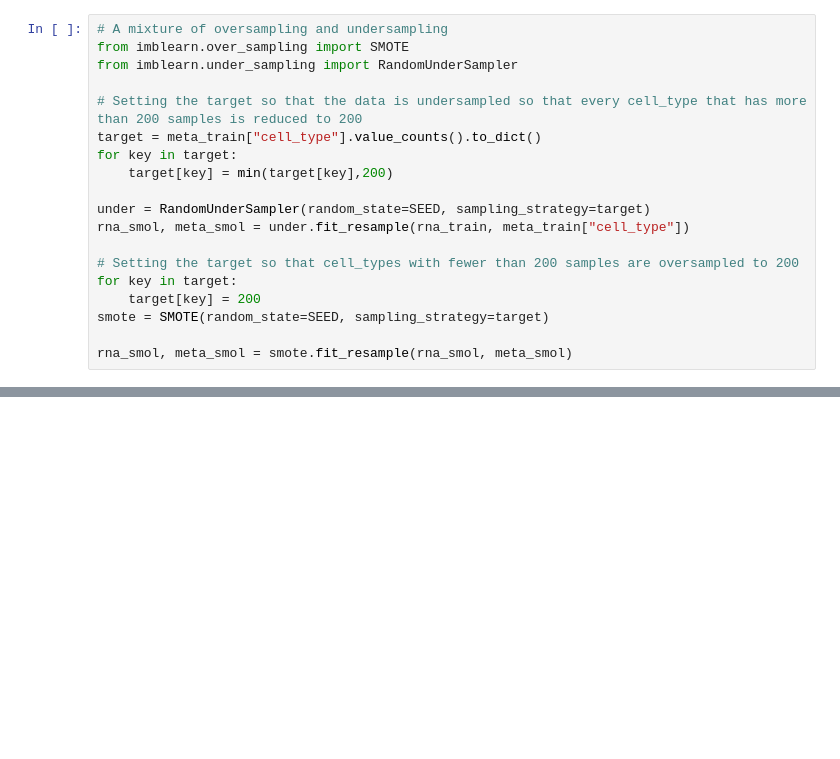
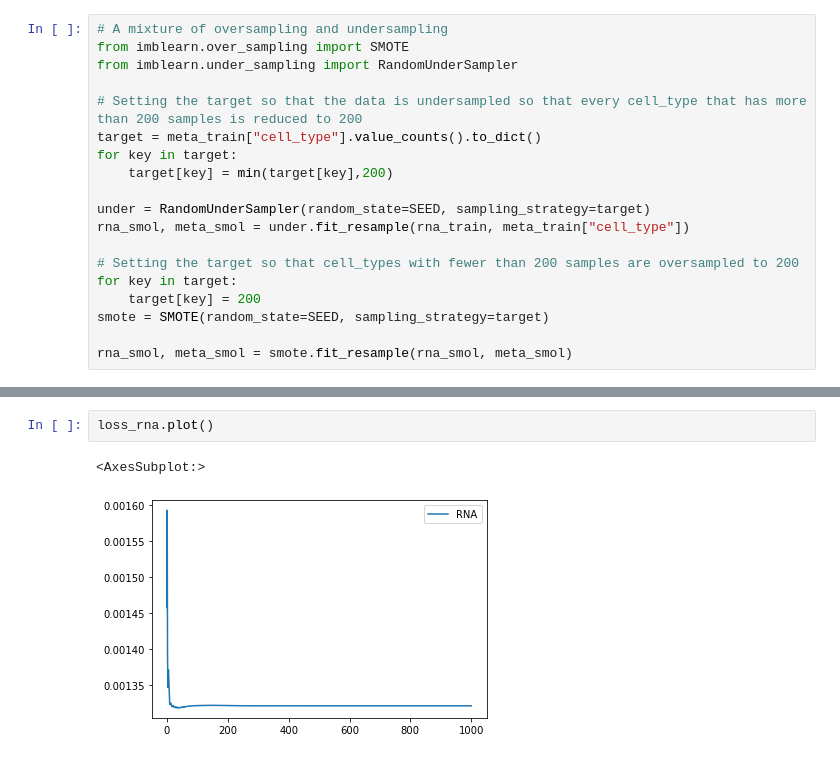
Before and after one commit to jeevannavar/DDP, a Jupyter notebook: CITE_Seq/Classification.ipynb, the cells around one changed output, grey strips where cells are left out. Cells and saved outputs as stored; diff of their text form; blank space fills up the shorter version.

```diff
--- a/CITE_Seq/Classification.ipynb
+++ b/CITE_Seq/Classification.ipynb
@@ -140,0 +167,5 @@ SEED =  42
+# %%
+loss_rna.plot()
+# %% [output]
+<AxesSubplot:>
+[figure, added]
```
Also changed, not shown: parts of 6 cells of this notebook, 5 other files.
